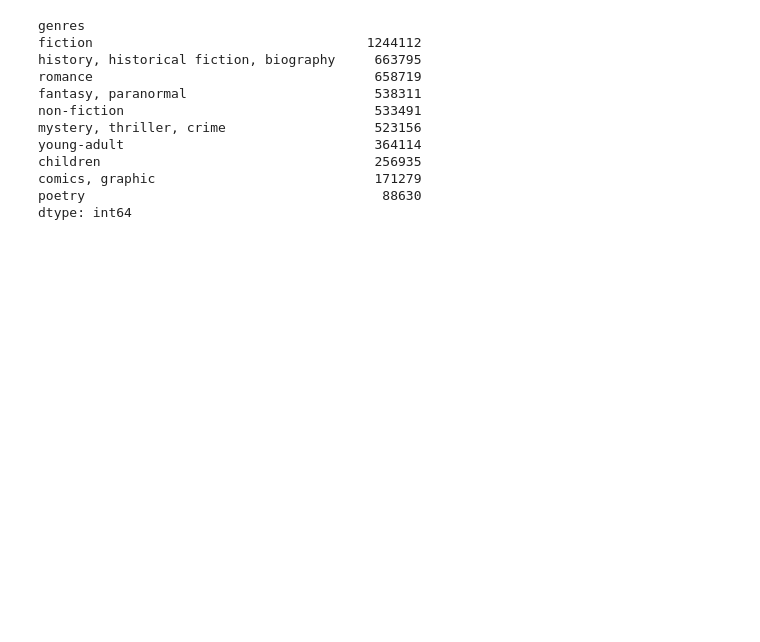
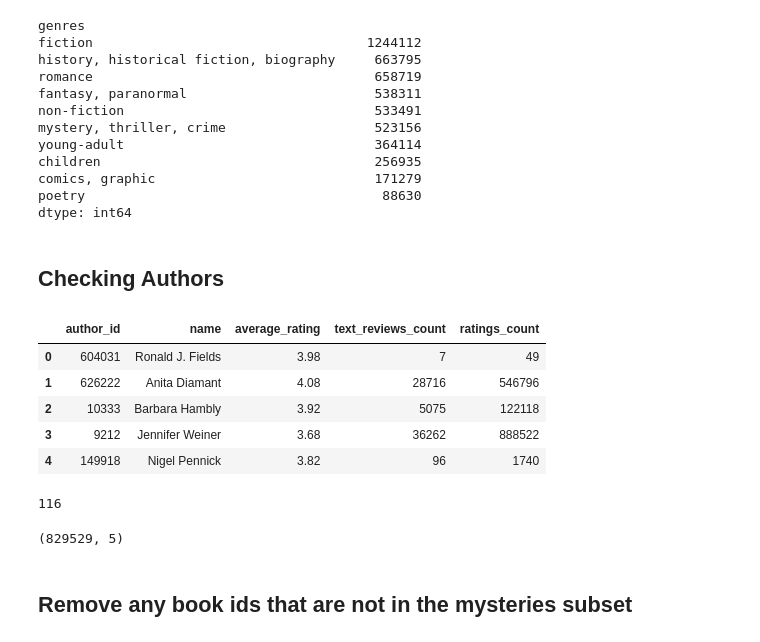
Before and after one commit to RenisaPati/CIS5500_Project_Group44, a Jupyter notebook: Data_Preprocessing/Books_Preprocessing_ST.ipynb, the cells around one changed output. Drawn from its saved outputs; the diff is of its cells as text; code cells hidden in the pictures; blank space fills up the shorter version.

```diff
--- a/Data_Preprocessing/Books_Preprocessing_ST.ipynb
+++ b/Data_Preprocessing/Books_Preprocessing_ST.ipynb
@@ -516,3 +505,16 @@ children                                   256935
 comics, graphic                            171279
 poetry                                      88630
 dtype: int64
+# %% [markdown]
+## Checking Authors
+# %%
+authors = pd.read_csv(join(dir, 'CleanedFilesForDB/authors.csv'))
+# %%
+authors.head()
+# %% [output]
+|  | author_id | name | average_rating | text_reviews_count | ratings_count |
+| 0 | 604031 | Ronald J. Fields | 3.98 | 7 | 49 |
+| 1 | 626222 | Anita Diamant | 4.08 | 28716 | 546796 |
+| 2 | 10333 | Barbara Hambly | 3.92 | 5075 | 122118 |
+| 3 | 9212 | Jennifer Weiner | 3.68 | 36262 | 888522 |
+| 4 | 149918 | Nigel Pennick | 3.82 | 96 | 1740 |
@@ -518,0 +524,11 @@ dtype: int64
+# %%
+#
+max(authors.name.astype('str').apply(len))
+# %% [output]
+116
+# %%
+authors.shape
+# %% [output]
+(829529, 5)
+# %% [markdown]
+## Remove any book ids that are not in the mysteries subset
```
Also changed, not shown: parts of 29 cells of this notebook.
